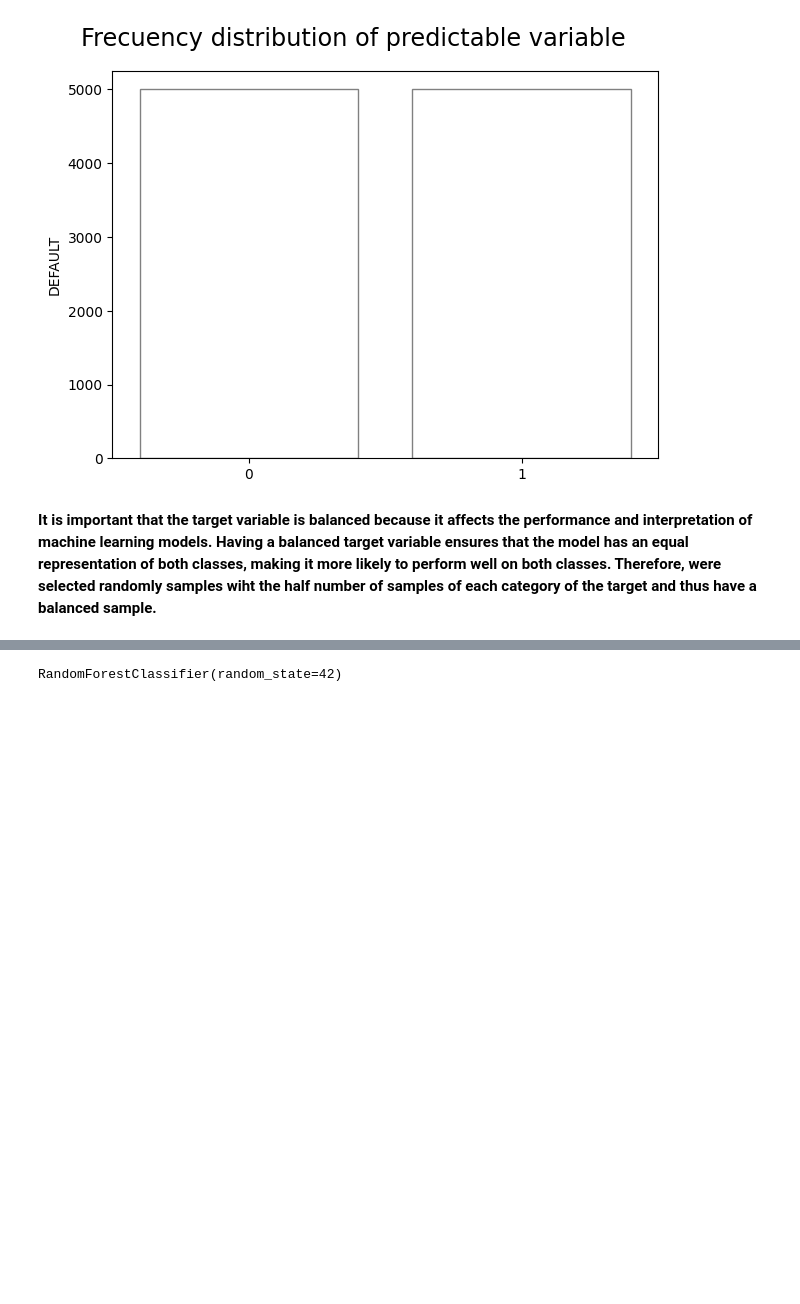
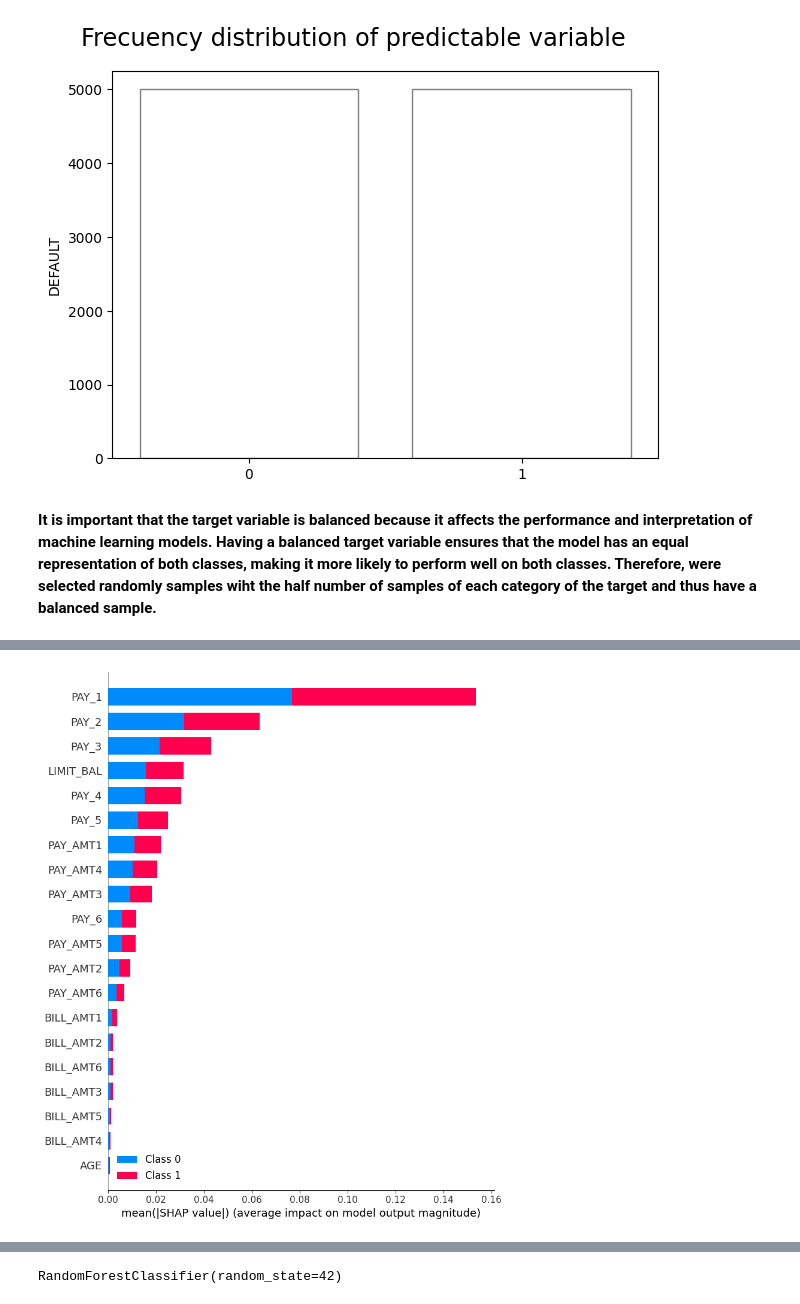
Before and after one commit to pagrkonecta/Konecta_Test, a Jupyter notebook: Konecta_Test_PAGR.ipynb, the cells around one changed output, grey strips where cells are left out. Drawn from its saved outputs; the diff is of its cells as text; code cells hidden in the pictures; blank space fills up the shorter version.

```diff
--- a/Konecta_Test_PAGR.ipynb
+++ b/Konecta_Test_PAGR.ipynb
@@ -524,0 +658,2 @@ Use k-fold cross-validation to evaluate the performance of the new model.
+# %%
+shap_values = shap.TreeExplainer(Random_Forest).shap_values(X_train)
@@ -524,0 +663,4 @@ Use k-fold cross-validation to evaluate the performance of the new model.
+# %%
+shap.summary_plot(shap_values, X_train, plot_type="bar")
+# %% [output]
+[figure, added]
```
Also changed, not shown: parts of 27 cells of this notebook.
